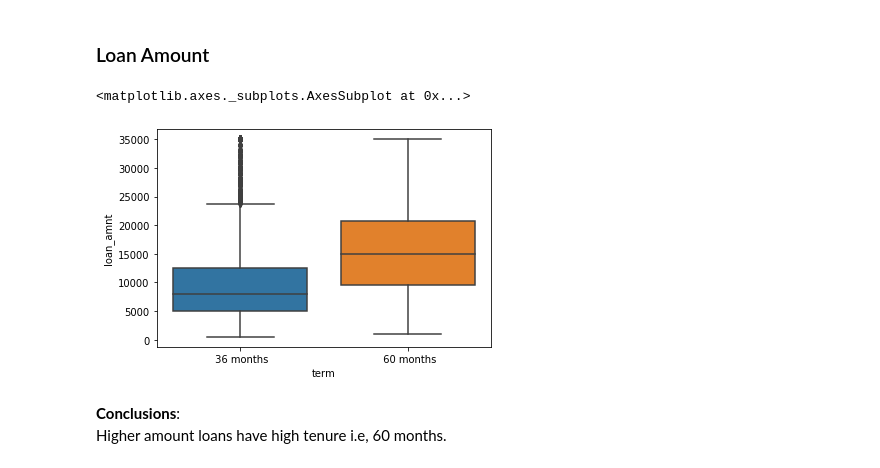
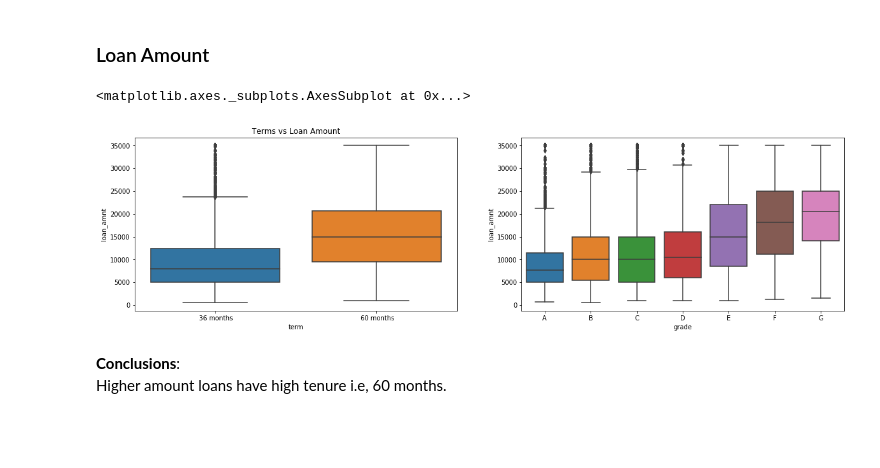
Before and after one commit to chaitanya-vanapamala/lending-club-cs, a Jupyter notebook: analysis.ipynb, the cells around one changed output. Saved outputs shown, nothing was run; the diff lists cells and outputs as text; code cells hidden in the pictures; blank space fills up the shorter version.

Commit message:
Subplots of segmented analysis.

```diff
--- a/analysis.ipynb
+++ b/analysis.ipynb
@@ -1221,11 +1221,18 @@ Most of the borrowers are from _CA_ and _NY_
 ## Segmented Univariate Analysis
 # %% [markdown]
 ### Loan Amount
-# %%
-sns.boxplot(x='term', y=data.loan_amnt, data=data)
-# %% [output]
-<matplotlib.axes._subplots.AxesSubplot at 0x...>
-[figure, removed]
+# %%
+plt.figure(figsize=(20,5))
+plt.subplot(121)
+sns.boxplot(x='term', y=data.loan_amnt, data=data)
+plt.title('Terms vs Loan Amount')
+plt.subplot(122)
+grade_ord = data.grade.unique()
+grade_ord.sort()
+sns.boxplot(x='grade', y=data.loan_amnt, order = grade_ord, data=data)
+# %% [output]
+<matplotlib.axes._subplots.AxesSubplot at 0x...>
+[figure, added]
 # %% [markdown]
 **Conclusions**:<br>
 Higher amount loans have high tenure i.e, 60 months.
```
Also changed, not shown: parts of 11 cells of this notebook.
